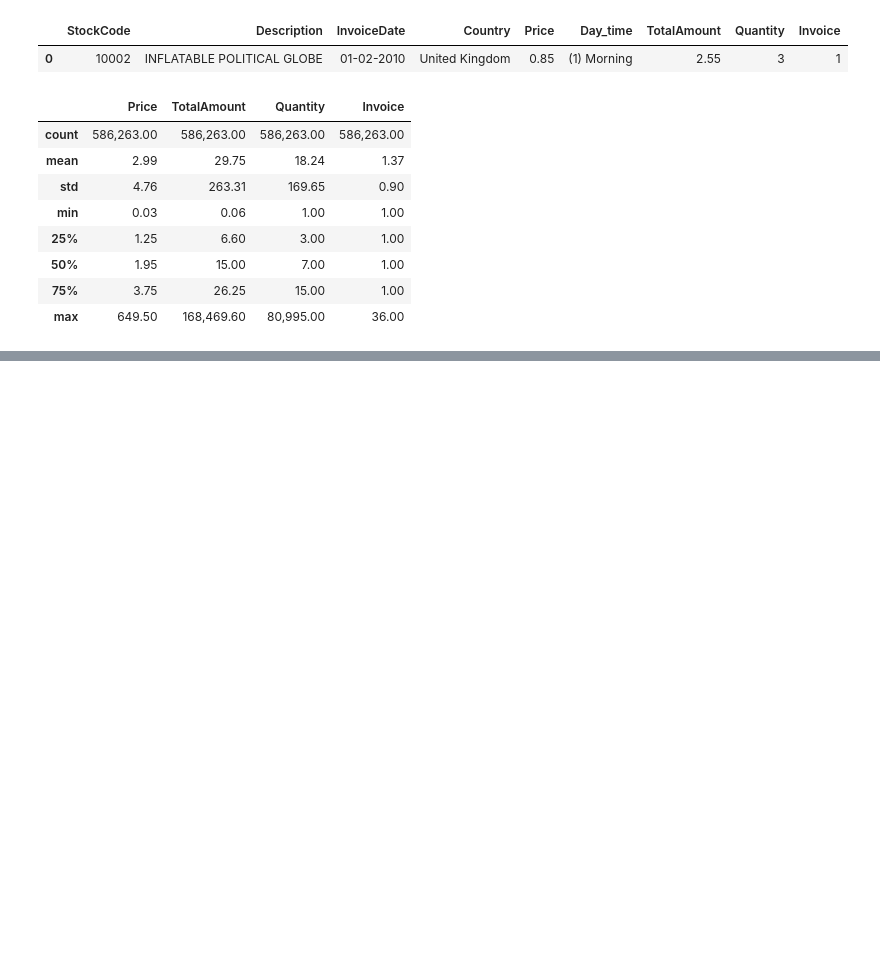
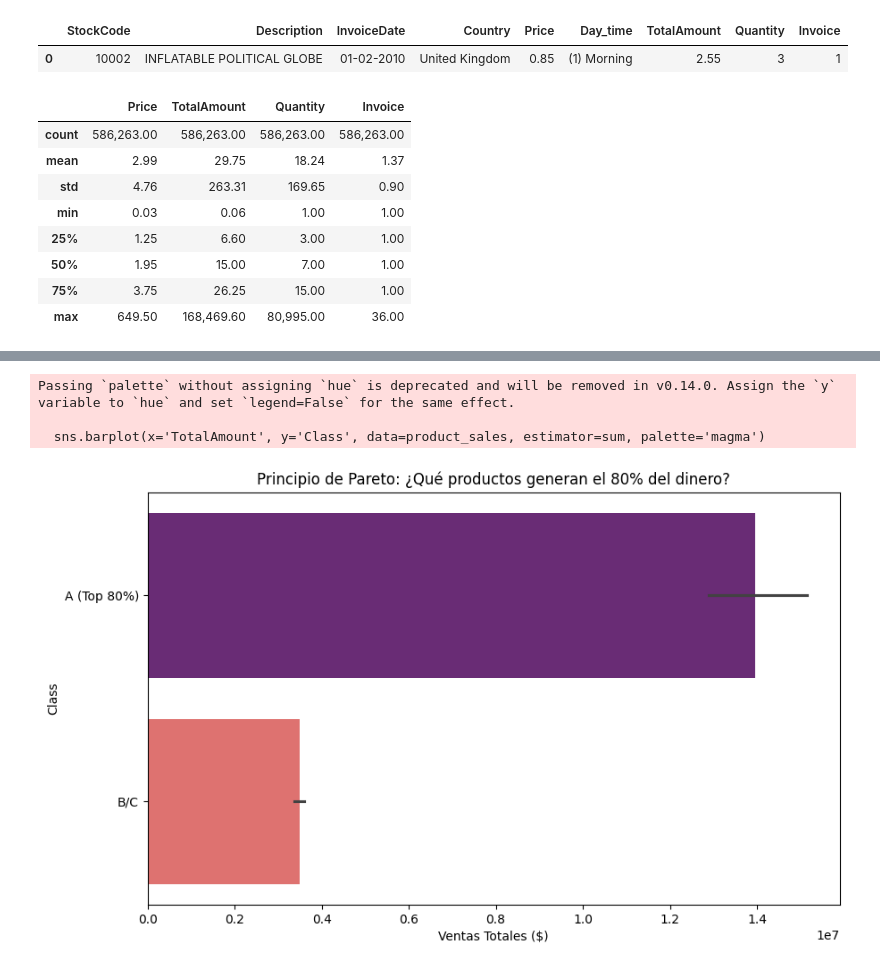
Before and after one commit to Caleum2798/Retail-Analytics-RFM-Segmentation---Product-Clustering, a Jupyter notebook: notebooks/Retail.ipynb, the cells around one changed output, grey strips where cells are left out. Cells and saved outputs as stored; diff of their text form; code cells hidden in the pictures; blank space fills up the shorter version.

```diff
--- a/notebooks/Retail.ipynb
+++ b/notebooks/Retail.ipynb
@@ -132,0 +197,31 @@ df_raw.to_csv('../data/data_raw.csv',sep='|', encoding='latin1', index=False)
+# %%
+# Definir ruta de guardado segura
+save_path = '../images'
+if not os.path.exists(save_path):
+    os.makedirs(save_path)
+
+# --- ANÁLISIS PARETO (ABC) ---
+# 1. Agrupar por producto y sumar ventas
+product_sales = df_raw.groupby('Description')['TotalAmount'].sum().sort_values(ascending=False).reset_index()
+
+# 2. Calcular acumulados
+product_sales['Cumulative'] = product_sales['TotalAmount'].cumsum()
+product_sales['Total_Sum'] = product_sales['TotalAmount'].sum()
+
+# 3. Clasificar A, B, C (A = el 80% de tus ingresos)
+product_sales['Class'] = product_sales['Cumulative'].apply(lambda x: 'A (Top 80%)' if x/product_sales['Total_Sum'].max() <= 0.8 else 'B/C')
+
+# 4. Graficar
+plt.figure(figsize=(10, 6))
+sns.barplot(x='TotalAmount', y='Class', data=product_sales, estimator=sum, palette='magma')
+plt.title('Principio de Pareto: ¿Qué productos generan el 80% del dinero?')
+plt.xlabel('Ventas Totales ($)')
+
+# 5. Guardar
+plt.savefig(os.path.join(save_path, 'pareto_abc.png'), bbox_inches='tight')
+plt.show()
+# %% [output]
+Passing `palette` without assigning `hue` is deprecated and will be removed in v0.14.0. Assign the `y` variable to `hue` and set `legend=False` for the same effect.
+
+  sns.barplot(x='TotalAmount', y='Class', data=product_sales, estimator=sum, palette='magma')
+[figure, added]
```
Also changed, not shown: parts of 6 cells of this notebook, 4 other files.
